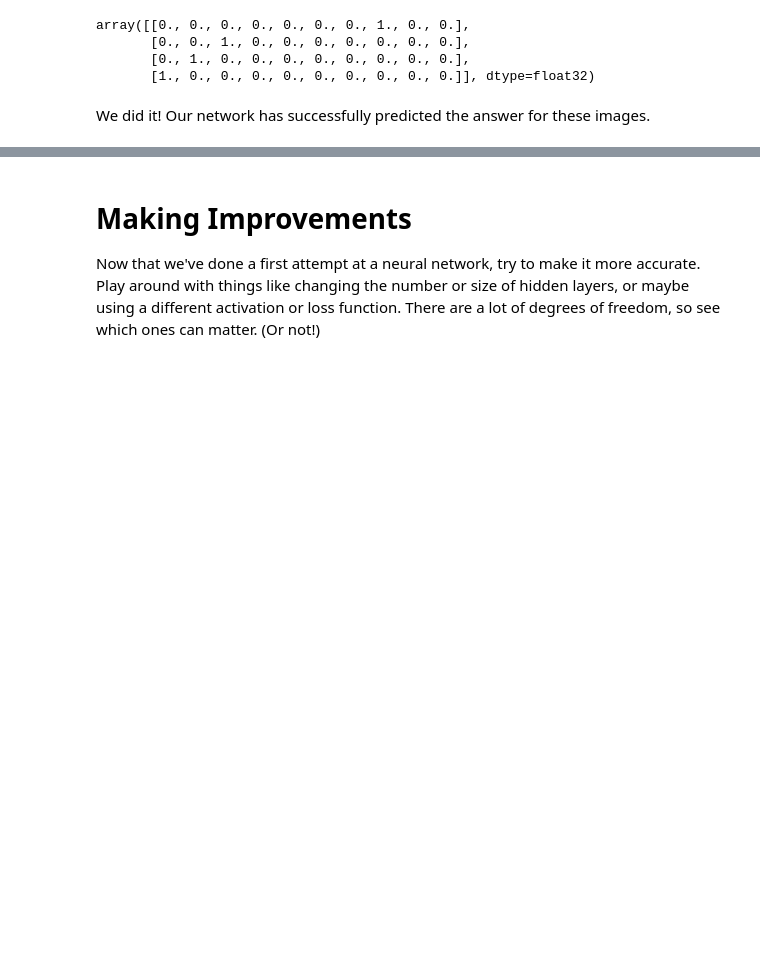
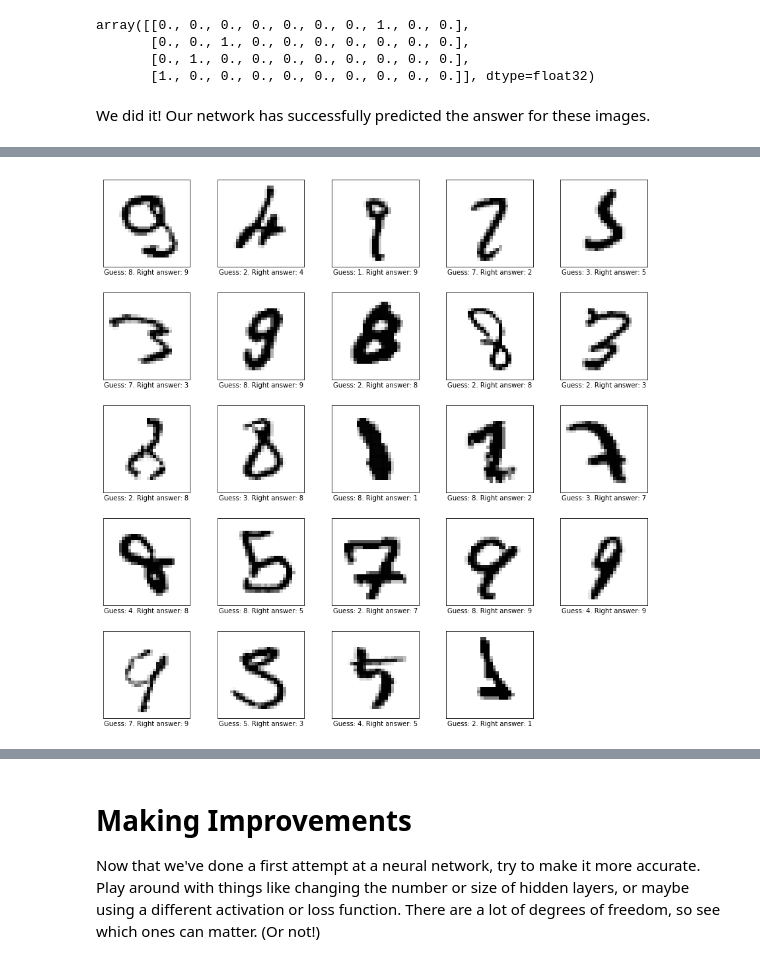
Before and after one commit to plaplant/ml_boot_camp, a Jupyter notebook: notebooks/Lesson2.ipynb, the cells around one changed output, grey strips where cells are left out. Cells and saved outputs as stored; diff of their text form; code cells hidden in the pictures; blank space fills up the shorter version.

Commit message:
Update lessons and model images

```diff
--- a/notebooks/Lesson2.ipynb
+++ b/notebooks/Lesson2.ipynb
@@ -185,0 +187,22 @@ When training the neural network, we want to be careful that we're not overfitti
+# %%
+import numpy as np
+full_preds = model.predict(X_test[:1000])
+preds = np.argmax(full_preds, axis=1)
+answers = np.argmax(y_test[:1000], axis=1)
+wrong_preds = np.where(preds != answers)
+
+# plot the data for these entries
+plt.figure(figsize=(15, 15))
+for i, idx in enumerate(wrong_preds[0]):
+    plt.subplot(5, 5, i + 1)
+    plt.xticks([])
+    plt.yticks([])
+    plt.grid(False)
+    plt.imshow(X_test[idx], cmap=plt.cm.binary)
+    plt.xlabel("Guess: {:d}. Right answer: {:d}".format(np.argmax(full_preds[idx]),
+                                                        np.argmax(y_test[idx])))
+
+plt.subplots_adjust(hspace=0.3)
+plt.show()
+# %% [output]
+[figure, added]
```
Also changed, not shown: parts of 4 cells of this notebook, 3 other files.
